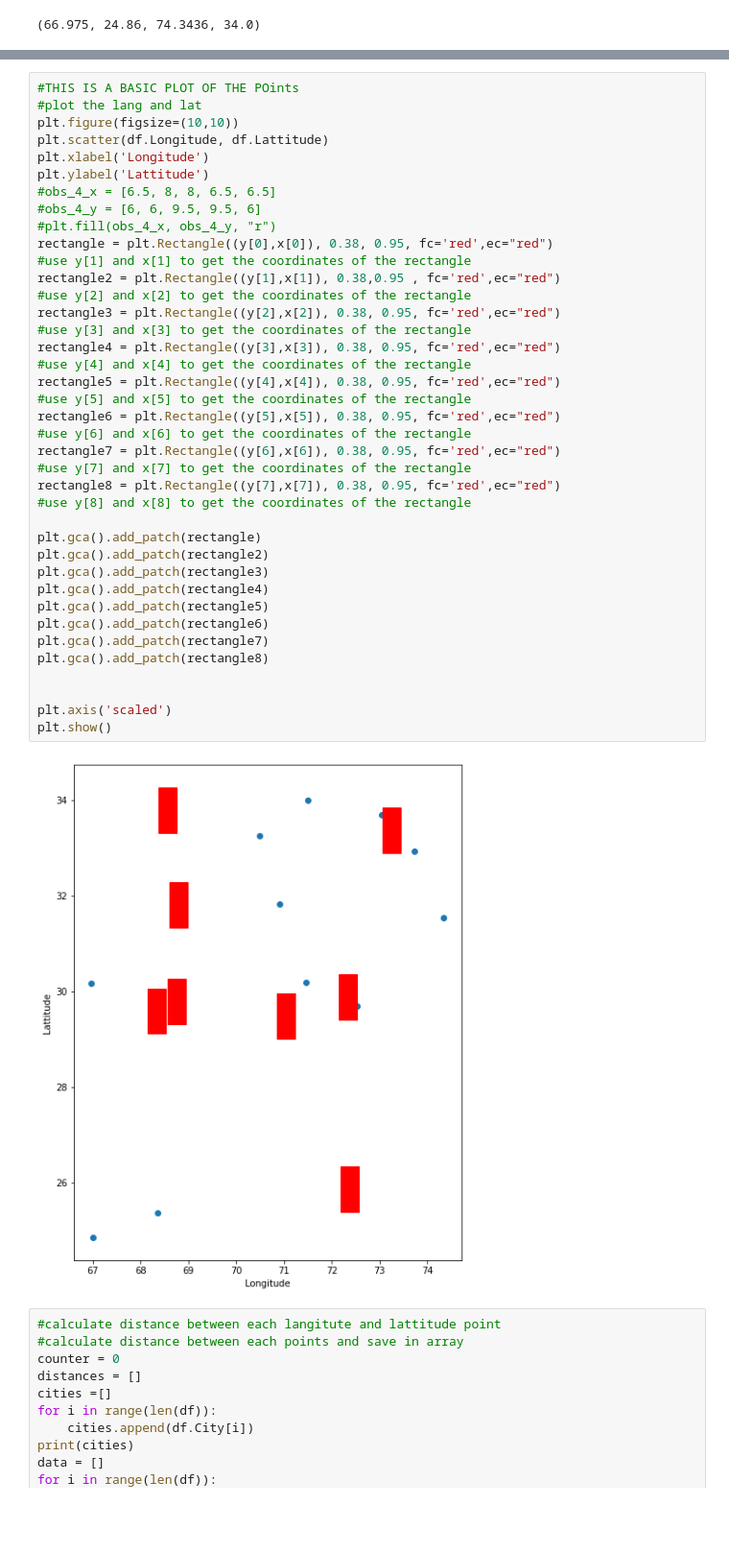
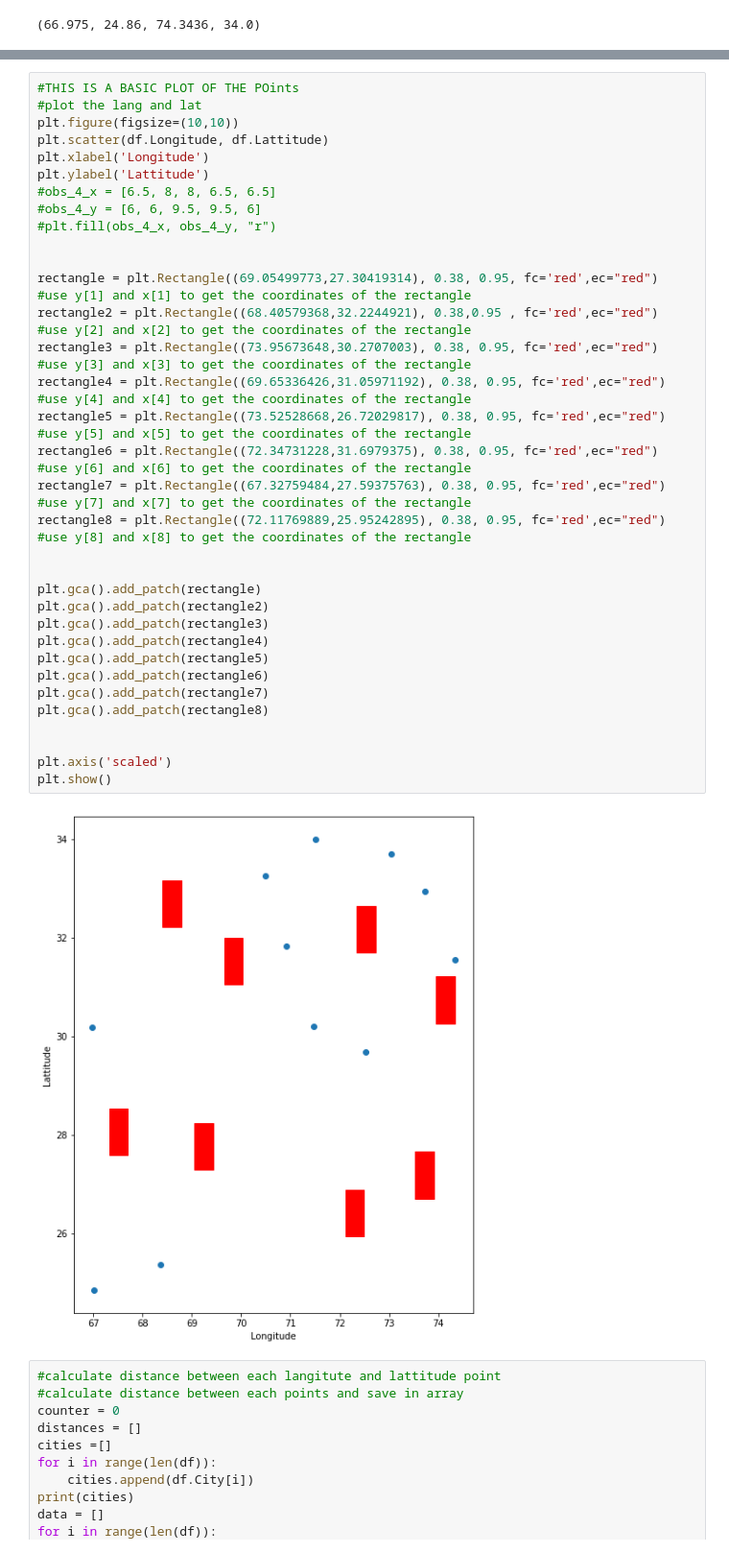
Before and after one commit to Muneebdw/IntelligentTransportationSystem, a Jupyter notebook: main.ipynb, the cells around one changed output, grey strips where cells are left out. Shown: that part at 96% size. Saved outputs shown, nothing was run; the diff lists cells and outputs as text; blank space fills up the shorter version.

```diff
--- a/main.ipynb
+++ b/main.ipynb
@@ -49,42 +49,45 @@ map
 #plot the lang and lat
 plt.figure(figsize=(10,10))
 plt.scatter(df.Longitude, df.Lattitude)
 plt.xlabel('Longitude')
 plt.ylabel('Lattitude')
 #obs_4_x = [6.5, 8, 8, 6.5, 6.5]
 #obs_4_y = [6, 6, 9.5, 9.5, 6]
 #plt.fill(obs_4_x, obs_4_y, "r")
-rectangle = plt.Rectangle((y[0],x[0]), 0.38, 0.95, fc='red',ec="red")
+
+
+rectangle = plt.Rectangle((69.05499773,27.30419314), 0.38, 0.95, fc='red',ec="red")
 #use y[1] and x[1] to get the coordinates of the rectangle
-rectangle2 = plt.Rectangle((y[1],x[1]), 0.38,0.95 , fc='red',ec="red")
+rectangle2 = plt.Rectangle((68.40579368,32.2244921), 0.38,0.95 , fc='red',ec="red")
 #use y[2] and x[2] to get the coordinates of the rectangle
-rectangle3 = plt.Rectangle((y[2],x[2]), 0.38, 0.95, fc='red',ec="red")
+rectangle3 = plt.Rectangle((73.95673648,30.2707003), 0.38, 0.95, fc='red',ec="red")
 #use y[3] and x[3] to get the coordinates of the rectangle
-rectangle4 = plt.Rectangle((y[3],x[3]), 0.38, 0.95, fc='red',ec="red")
+rectangle4 = plt.Rectangle((69.65336426,31.05971192), 0.38, 0.95, fc='red',ec="red")
 #use y[4] and x[4] to get the coordinates of the rectangle
-rectangle5 = plt.Rectangle((y[4],x[4]), 0.38, 0.95, fc='red',ec="red")
+rectangle5 = plt.Rectangle((73.52528668,26.72029817), 0.38, 0.95, fc='red',ec="red")
 #use y[5] and x[5] to get the coordinates of the rectangle
-rectangle6 = plt.Rectangle((y[5],x[5]), 0.38, 0.95, fc='red',ec="red")
+rectangle6 = plt.Rectangle((72.34731228,31.6979375), 0.38, 0.95, fc='red',ec="red")
 #use y[6] and x[6] to get the coordinates of the rectangle
-rectangle7 = plt.Rectangle((y[6],x[6]), 0.38, 0.95, fc='red',ec="red")
+rectangle7 = plt.Rectangle((67.32759484,27.59375763), 0.38, 0.95, fc='red',ec="red")
 #use y[7] and x[7] to get the coordinates of the rectangle
-rectangle8 = plt.Rectangle((y[7],x[7]), 0.38, 0.95, fc='red',ec="red")
+rectangle8 = plt.Rectangle((72.11769889,25.95242895), 0.38, 0.95, fc='red',ec="red")
 #use y[8] and x[8] to get the coordinates of the rectangle
+
 
 plt.gca().add_patch(rectangle)
 plt.gca().add_patch(rectangle2)
 plt.gca().add_patch(rectangle3)
 plt.gca().add_patch(rectangle4)
 plt.gca().add_patch(rectangle5)
 plt.gca().add_patch(rectangle6)
 plt.gca().add_patch(rectangle7)
 plt.gca().add_patch(rectangle8)
 
 
 plt.axis('scaled')
 plt.show()
 # %% [output]
-[figure, old version]
+[figure, new version]
 # %%
 #calculate distance between each langitute and lattitude point
 #calculate distance between each points and save in array
```
Also changed, not shown: parts of 3 cells of this notebook.
